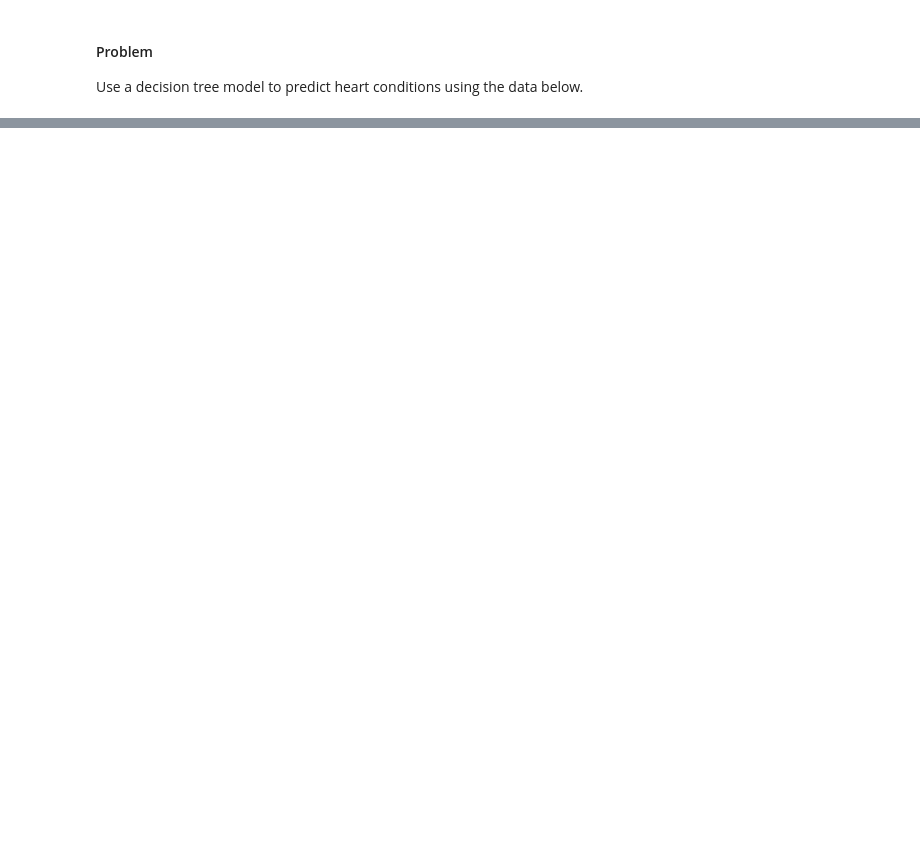
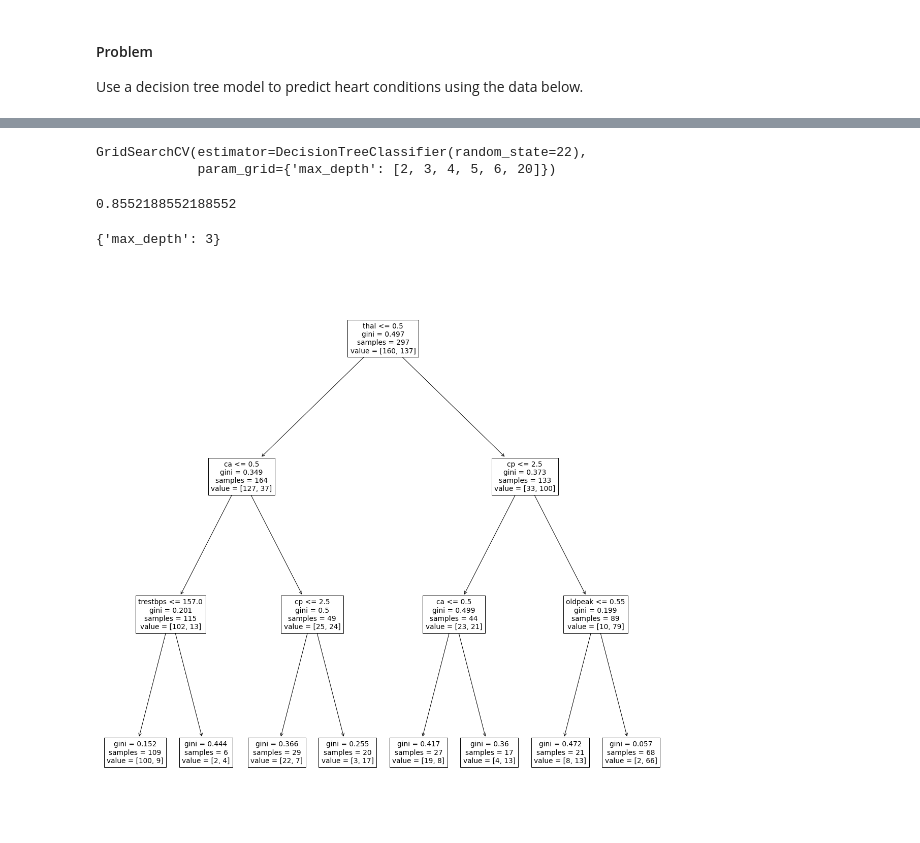
Before and after one commit to jfkoehler/nyu_bootcamp_fa23, a Jupyter notebook: intro_decision_tree.ipynb, the cells around one changed output, grey strips where cells are left out. Drawn from its saved outputs; the diff is of its cells as text; code cells hidden in the pictures; blank space fills up the shorter version.

```diff
--- a/intro_decision_tree.ipynb
+++ b/intro_decision_tree.ipynb
@@ -201,0 +358,24 @@ heart.head()
+# %%
+dtree = DecisionTreeClassifier(random_state=22)
+# %%
+tree_params = {'max_depth': [2, 3, 4, 5, 6, 20]}
+# %%
+tree_grid = GridSearchCV(dtree, param_grid=tree_params)
+# %%
+tree_grid.fit(X, y)
+# %% [output]
+GridSearchCV(estimator=DecisionTreeClassifier(random_state=22),
+             param_grid={'max_depth': [2, 3, 4, 5, 6, 20]})
+# %%
+tree_grid.score(X, y)
+# %% [output]
+0.8552188552188552
+# %%
+tree_grid.best_params_
+# %% [output]
+{'max_depth': 3}
+# %%
+fig, ax = plt.subplots(figsize = (20, 20))
+plot_tree(tree_grid.best_estimator_, feature_names=X.columns, ax = ax);
+# %% [output]
+[figure, added]
```
Also changed, not shown: parts of 50 cells of this notebook, 6 other files.
